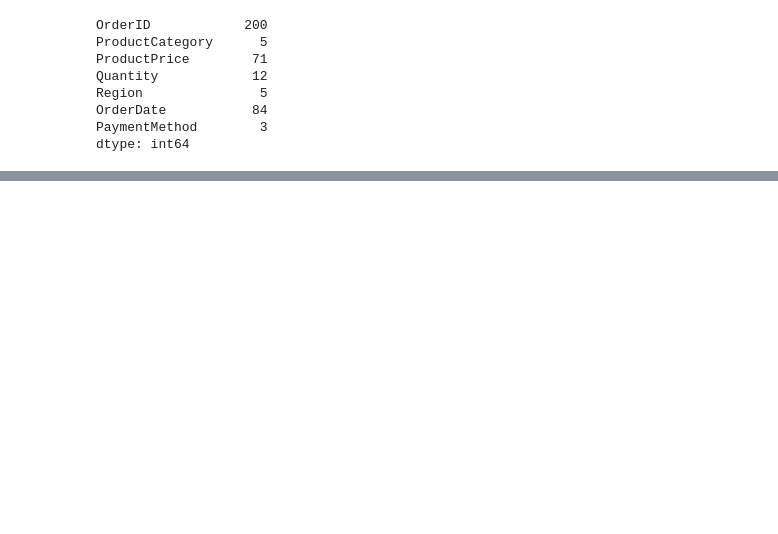
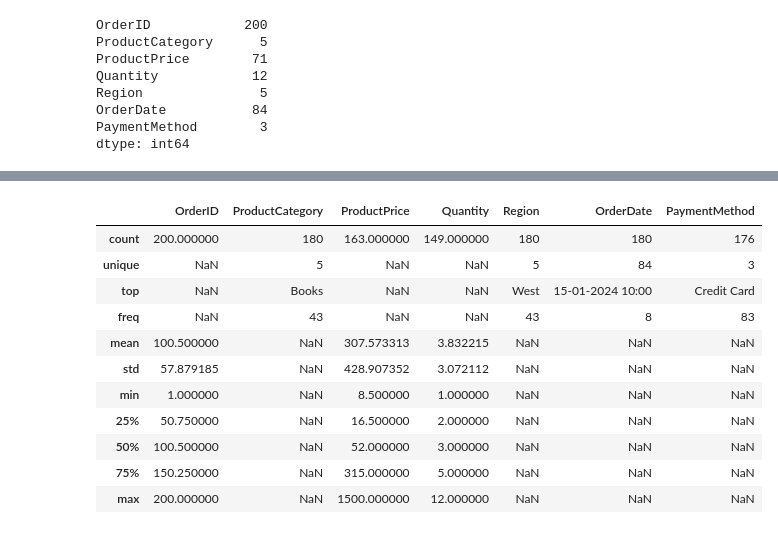
Before and after one commit to shreejoysarkar/CSV-File-Analyzer, a Jupyter notebook: trails.ipynb, the cells around one changed output, grey strips where cells are left out. Drawn from its saved outputs; the diff is of its cells as text; code cells hidden in the pictures; blank space fills up the shorter version.

```diff
--- a/trails.ipynb
+++ b/trails.ipynb
@@ -104,2 +93,17 @@ OrderDate          116
 PaymentMethod      196
 dtype: int64
+# %%
+file.describe(include='all')
+# %% [output]
+|  | OrderID | ProductCategory | ProductPrice | Quantity | Region | OrderDate | PaymentMethod |
+| count | 200.000000 | 180 | 163.000000 | 149.000000 | 180 | 180 | 176 |
+| unique | NaN | 5 | NaN | NaN | 5 | 84 | 3 |
+| top | NaN | Books | NaN | NaN | West | 15-01-2024 10:00 | Credit Card |
+| freq | NaN | 43 | NaN | NaN | 43 | 8 | 83 |
+| mean | 100.500000 | NaN | 307.573313 | 3.832215 | NaN | NaN | NaN |
+| std | 57.879185 | NaN | 428.907352 | 3.072112 | NaN | NaN | NaN |
+| min | 1.000000 | NaN | 8.500000 | 1.000000 | NaN | NaN | NaN |
+| 25% | 50.750000 | NaN | 16.500000 | 2.000000 | NaN | NaN | NaN |
+| 50% | 100.500000 | NaN | 52.000000 | 3.000000 | NaN | NaN | NaN |
+| 75% | 150.250000 | NaN | 315.000000 | 5.000000 | NaN | NaN | NaN |
+| max | 200.000000 | NaN | 1500.000000 | 12.000000 | NaN | NaN | NaN |
```
Also changed, not shown: parts of 11 cells of this notebook.
